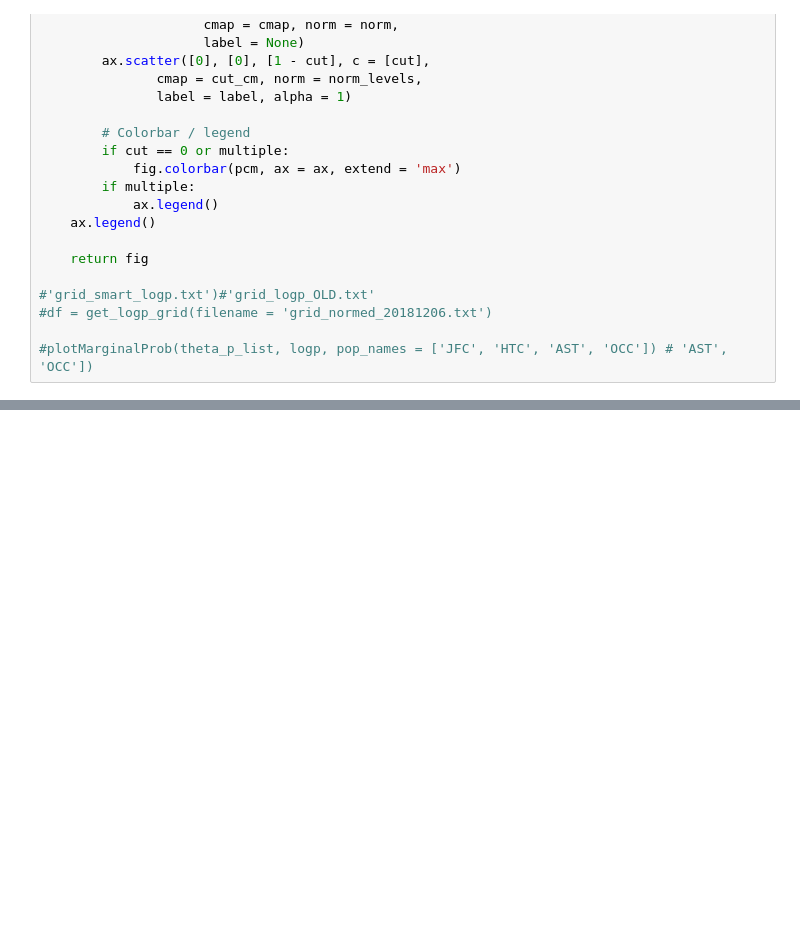
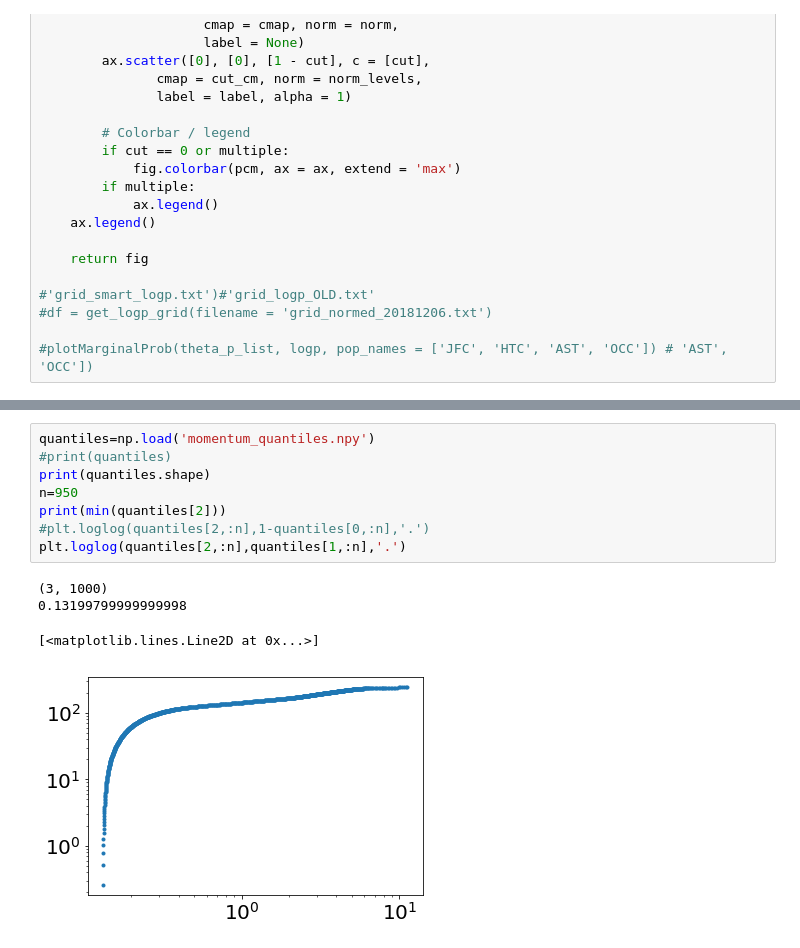
Before and after one commit to tlittenberg/LISAPathfinder, a Jupyter notebook: scripts/Analysis/scripts/Grid_prob.ipynb, the cells around one changed output, grey strips where cells are left out. Saved outputs shown, nothing was run; the diff lists cells and outputs as text; blank space fills up the shorter version.

```diff
--- a/scripts/Analysis/scripts/Grid_prob.ipynb
+++ b/scripts/Analysis/scripts/Grid_prob.ipynb
@@ -208,0 +233,13 @@ order2 OCC
+# %%
+quantiles=np.load('momentum_quantiles.npy')
+#print(quantiles)
+print(quantiles.shape)
+n=950
+print(min(quantiles[2]))
+#plt.loglog(quantiles[2,:n],1-quantiles[0,:n],'.')
+plt.loglog(quantiles[2,:n],quantiles[1,:n],'.')
+# %% [output]
+(3, 1000)
+0.13199799999999998
+[<matplotlib.lines.Line2D at 0x...>]
+[figure, added]
```
Also changed, not shown: parts of 7 cells of this notebook, 2 other files.
